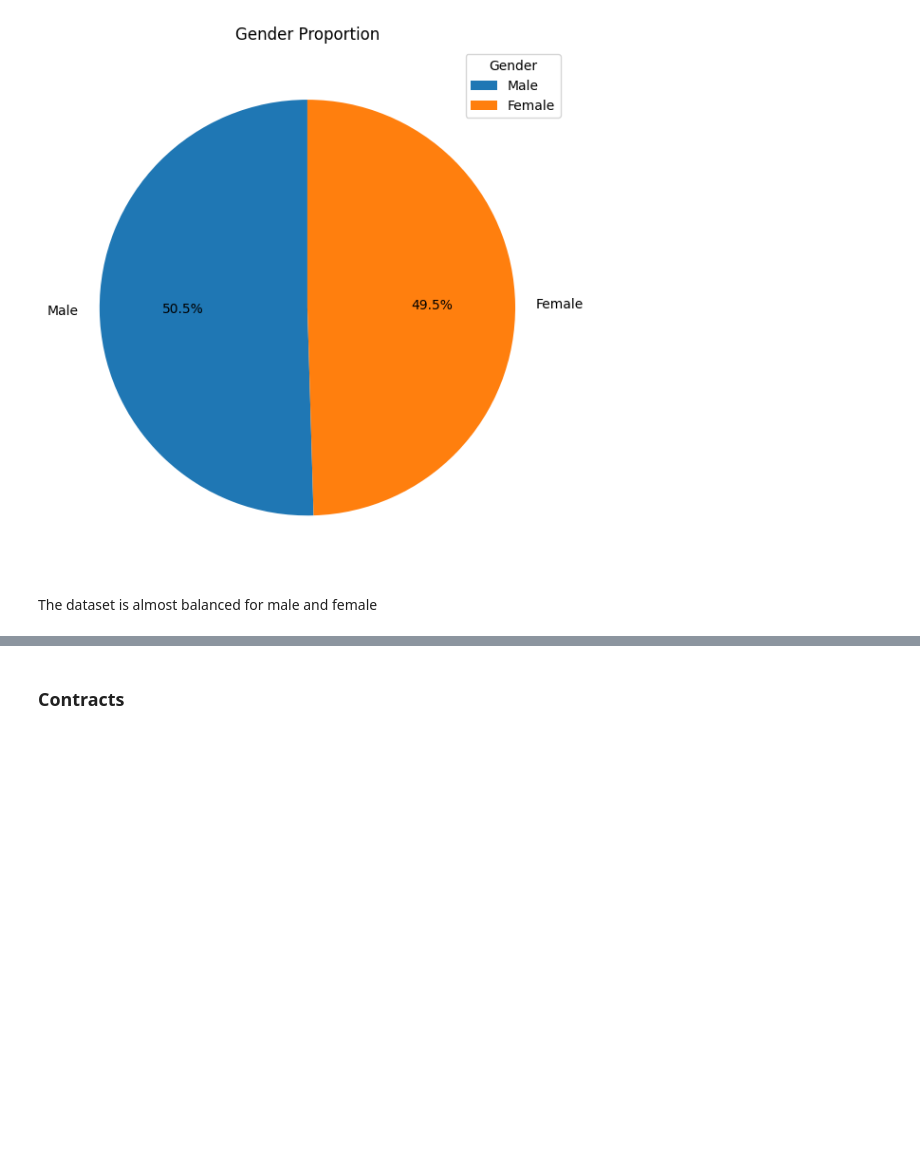
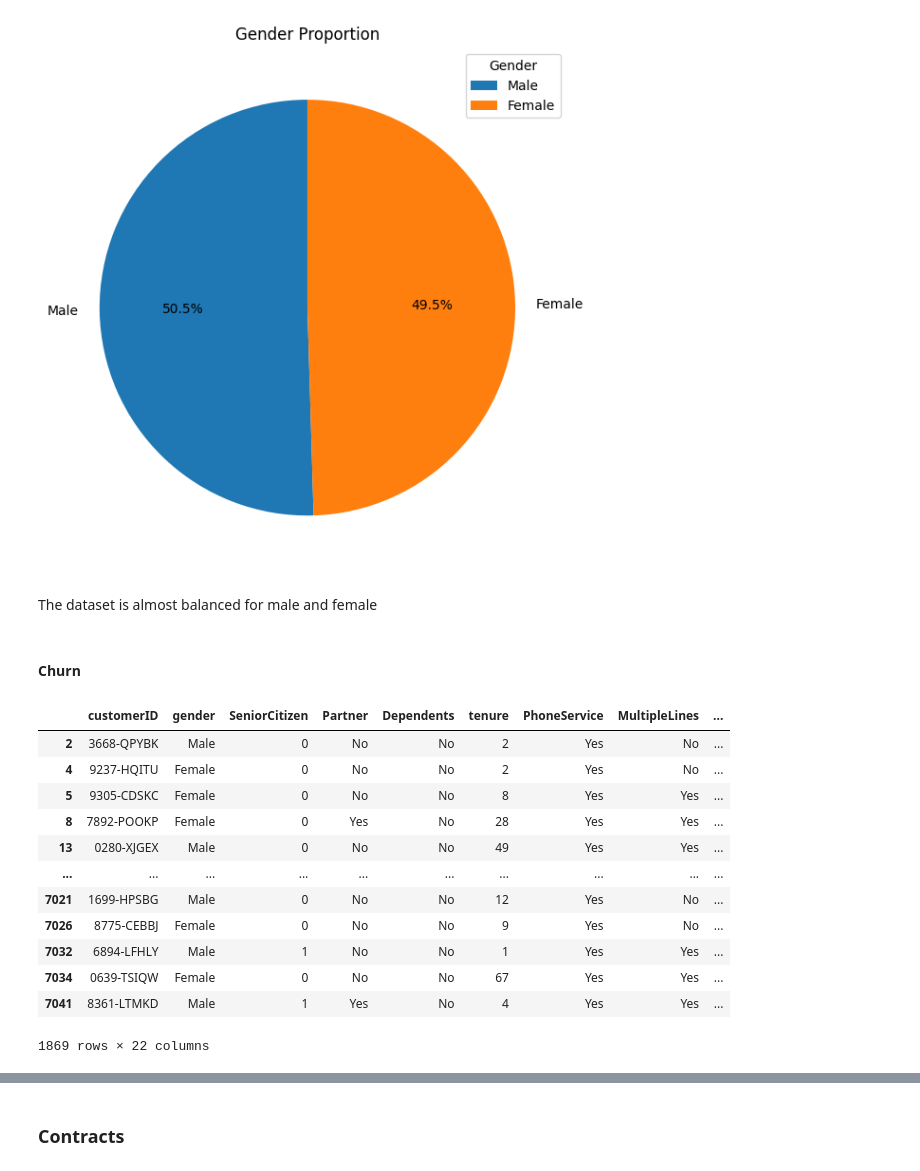
Before and after one commit to AabharanGupta/CustomerChurnAnalysis, a Jupyter notebook: Project.ipynb, the cells around one changed output, grey strips where cells are left out. Saved outputs shown, nothing was run; the diff lists cells and outputs as text; code cells hidden in the pictures; blank space fills up the shorter version.

```diff
--- a/Project.ipynb
+++ b/Project.ipynb
@@ -152,3 +188,22 @@ plt.show()
 [figure]
 # %% [markdown]
 The dataset is almost balanced for male and female
+# %% [markdown]
+#### Churn
+# %%
+churned=df[df['Churn']=='Yes']
+churned
+# %% [output]
+|  | customerID | gender | SeniorCitizen | Partner | Dependents | tenure | PhoneService | MultipleLines | ... |
+| 2 | 3668-QPYBK | Male | 0 | No | No | 2 | Yes | No | ... |
+| 4 | 9237-HQITU | Female | 0 | No | No | 2 | Yes | No | ... |
+| 5 | 9305-CDSKC | Female | 0 | No | No | 8 | Yes | Yes | ... |
+| 8 | 7892-POOKP | Female | 0 | Yes | No | 28 | Yes | Yes | ... |
+| 13 | 0280-XJGEX | Male | 0 | No | No | 49 | Yes | Yes | ... |
+| ... | ... | ... | ... | ... | ... | ... | ... | ... | ... |
+| 7021 | 1699-HPSBG | Male | 0 | No | No | 12 | Yes | No | ... |
+| 7026 | 8775-CEBBJ | Female | 0 | No | No | 9 | Yes | No | ... |
+| 7032 | 6894-LFHLY | Male | 1 | No | No | 1 | Yes | Yes | ... |
+| 7034 | 0639-TSIQW | Female | 0 | No | No | 67 | Yes | Yes | ... |
+| 7041 | 8361-LTMKD | Male | 1 | Yes | No | 4 | Yes | Yes | ... |
+1869 rows × 22 columns
```
Also changed, not shown: parts of 11 cells of this notebook.
